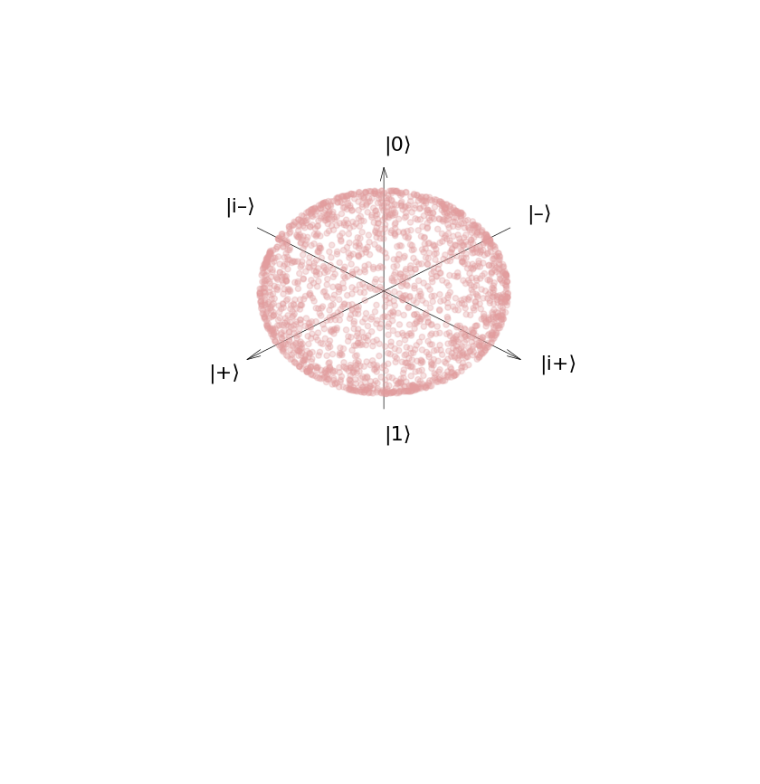
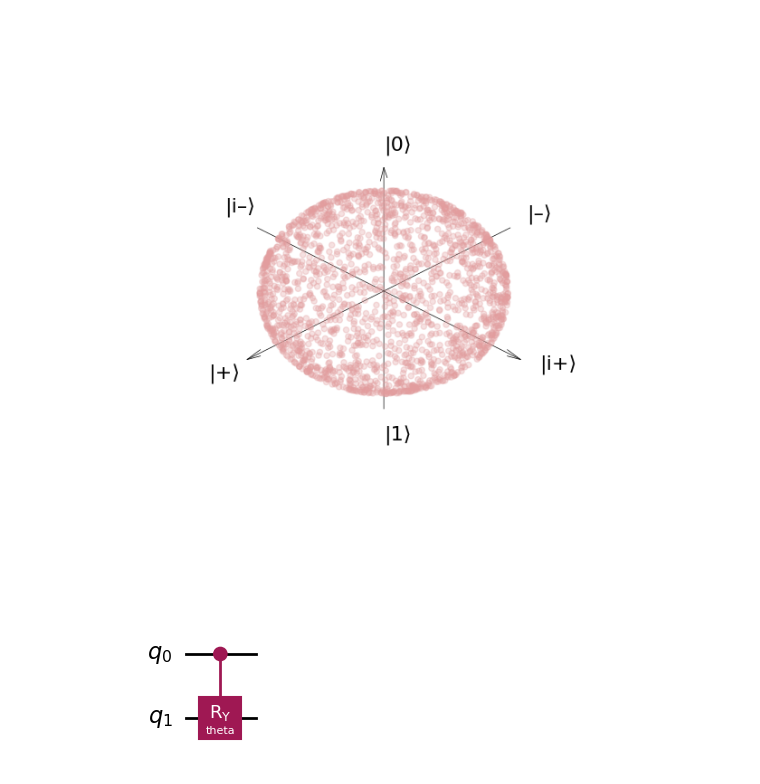
Before and after one commit to pdbruno/tesis, a Jupyter notebook: input_visualizer.ipynb, the cells around one changed output. Cells and saved outputs as stored; diff of their text form; code cells hidden in the pictures; blank space fills up the shorter version.

```diff
--- a/input_visualizer.ipynb
+++ b/input_visualizer.ipynb
@@ -52,3 +52,13 @@ plot_bloch_sphere( np.array([to_bloch2(DensityMatrix.from_label("0").evolve(UGat
 plot_bloch_sphere( np.array([to_bloch(x) for x in haar_measure_average(2000)]))
 # %% [output]
 [figure]
+# %%
+from qiskit import QuantumCircuit, QuantumRegister, ClassicalRegister
+from qiskit.circuit import Parameter, ParameterVector
+
+qc = QuantumCircuit(2)
+theta = Parameter('theta')
+qc.cry(theta, 0, 1)
+qc.draw('mpl')
+# %% [output]
+[figure, added]
```
Also changed, not shown: 4 other files.
